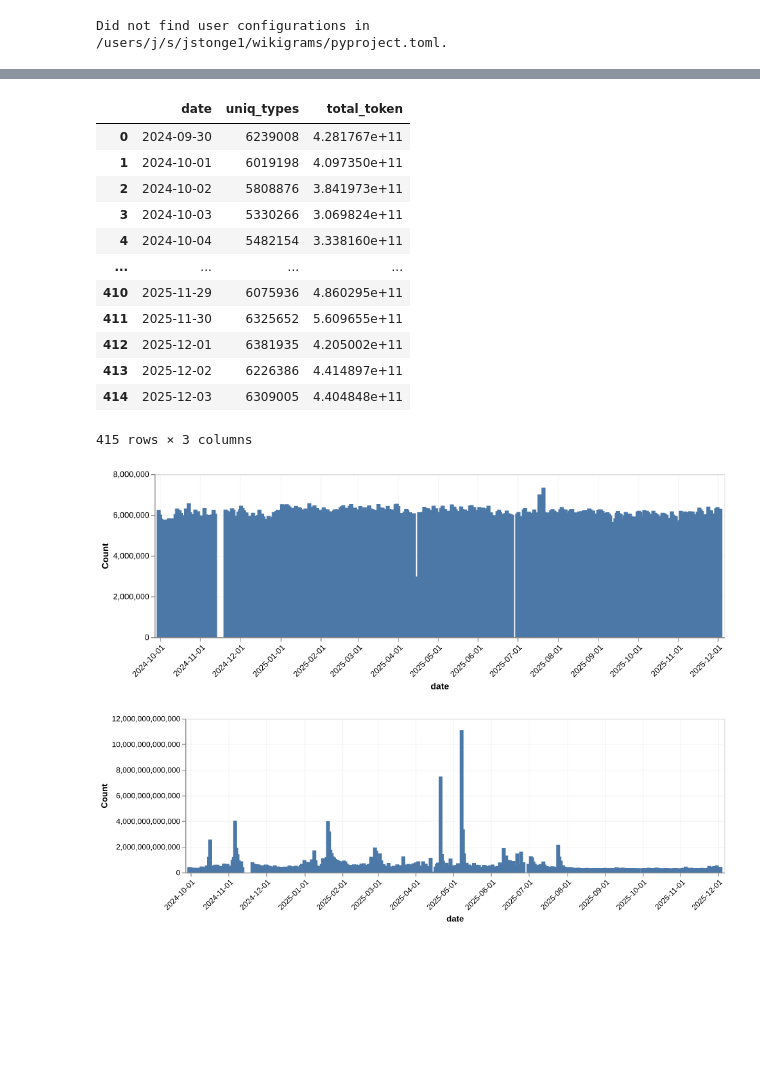
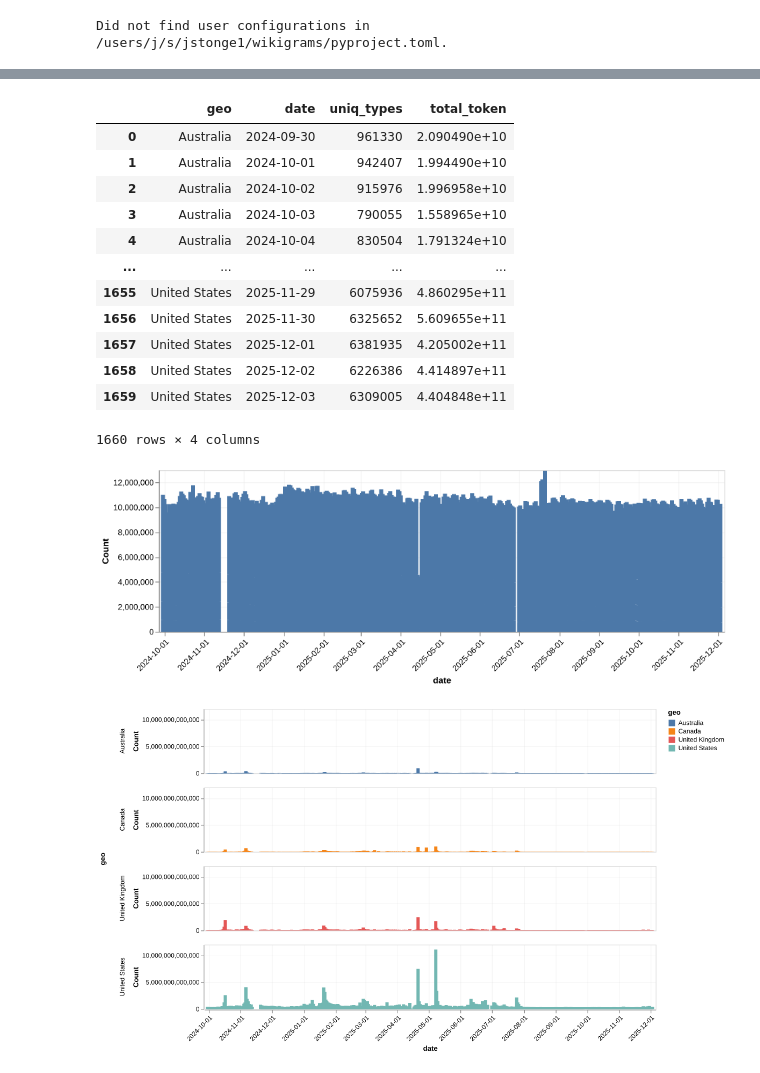
Before and after one commit to Vermont-Complex-Systems/wikigrams, a Jupyter notebook: getting-started.ipynb, the cells around one changed output, grey strips where cells are left out. Drawn from its saved outputs; the diff is of its cells as text; code cells hidden in the pictures; blank space fills up the shorter version.

```diff
--- a/getting-started.ipynb
+++ b/getting-started.ipynb
@@ -73,26 +55,27 @@ Am i missing some? I thought we had 10B on mongodb? Here's what they look like:
 # %%
 %%sql
 daily_types_df = << SELECT
+    geo,
     date,
     COUNT(*) as uniq_types,
     SUM(counts) as total_token,
-FROM read_parquet('/netfiles/compethicslab/wikimedia_temp/1grams_parquet/**/*.parquet', hive_partitioning=true)
-GROUP BY date
-ORDER BY date;
+FROM wikilake.wikigrams
+GROUP BY geo, date
+ORDER BY geo, date;
 # %% [output]
-|  | date | uniq_types | total_token |
-| 0 | 2024-09-30 | 6239008 | 4.281767e+11 |
-| 1 | 2024-10-01 | 6019198 | 4.097350e+11 |
-| 2 | 2024-10-02 | 5808876 | 3.841973e+11 |
-| 3 | 2024-10-03 | 5330266 | 3.069824e+11 |
-| 4 | 2024-10-04 | 5482154 | 3.338160e+11 |
-| ... | ... | ... | ... |
-| 410 | 2025-11-29 | 6075936 | 4.860295e+11 |
-| 411 | 2025-11-30 | 6325652 | 5.609655e+11 |
-| 412 | 2025-12-01 | 6381935 | 4.205002e+11 |
-| 413 | 2025-12-02 | 6226386 | 4.414897e+11 |
-| 414 | 2025-12-03 | 6309005 | 4.404848e+11 |
+|  | geo | date | uniq_types | total_token |
+| 0 | Australia | 2024-09-30 | 961330 | 2.090490e+10 |
+| 1 | Australia | 2024-10-01 | 942407 | 1.994490e+10 |
+| 2 | Australia | 2024-10-02 | 915976 | 1.996958e+10 |
+| 3 | Australia | 2024-10-03 | 790055 | 1.558965e+10 |
+| 4 | Australia | 2024-10-04 | 830504 | 1.791324e+10 |
+| ... | ... | ... | ... | ... |
+| 1655 | United States | 2025-11-29 | 6075936 | 4.860295e+11 |
+| 1656 | United States | 2025-11-30 | 6325652 | 5.609655e+11 |
+| 1657 | United States | 2025-12-01 | 6381935 | 4.205002e+11 |
+| 1658 | United States | 2025-12-02 | 6226386 | 4.414897e+11 |
+| 1659 | United States | 2025-12-03 | 6309005 | 4.404848e+11 |
-415 rows × 3 columns
+1660 rows × 4 columns
 # %%
 alt.Chart(daily_types_df).mark_bar().encode(
     x=alt.X('date:T',
@@ -110,22 +93,24 @@ alt.Chart(daily_types_df).mark_bar().encode(
 
 Image('chart.png')
 # %% [output]
-[figure, old version]
+[figure, new version]
 # %%
 alt.Chart(daily_types_df).mark_bar().encode(
     x=alt.X('date:T',
             axis=alt.Axis(labelAngle=-45,
                          format='%Y-%m-%d')),  # Format as YYYY-MM-DD
     y=alt.Y('total_token:Q', title='Count'),
+    row="geo",
+    color="geo",
     tooltip=['date:T', 'total_token:Q']
 ).properties(
     width=700,
-    height=200
+    height=100
 ).configure_axis(
     grid=True,
     gridOpacity=0.3
 ).save('chart.png', scale_factor=1.2)
 
 Image('chart.png')
 # %% [output]
-[figure, old version]
+[figure, new version]
```
Also changed, not shown: parts of 11 cells of this notebook, 1 other file.
